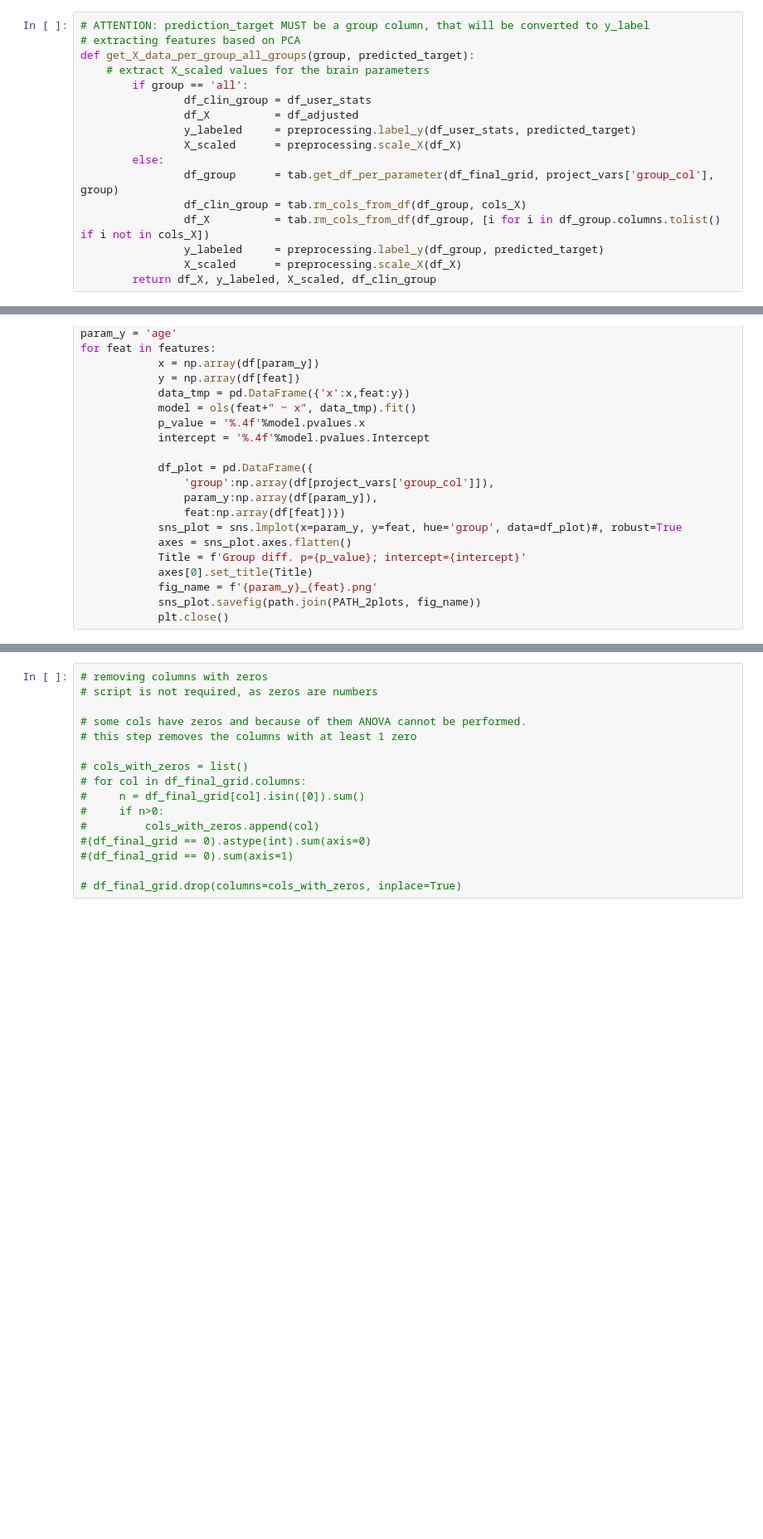
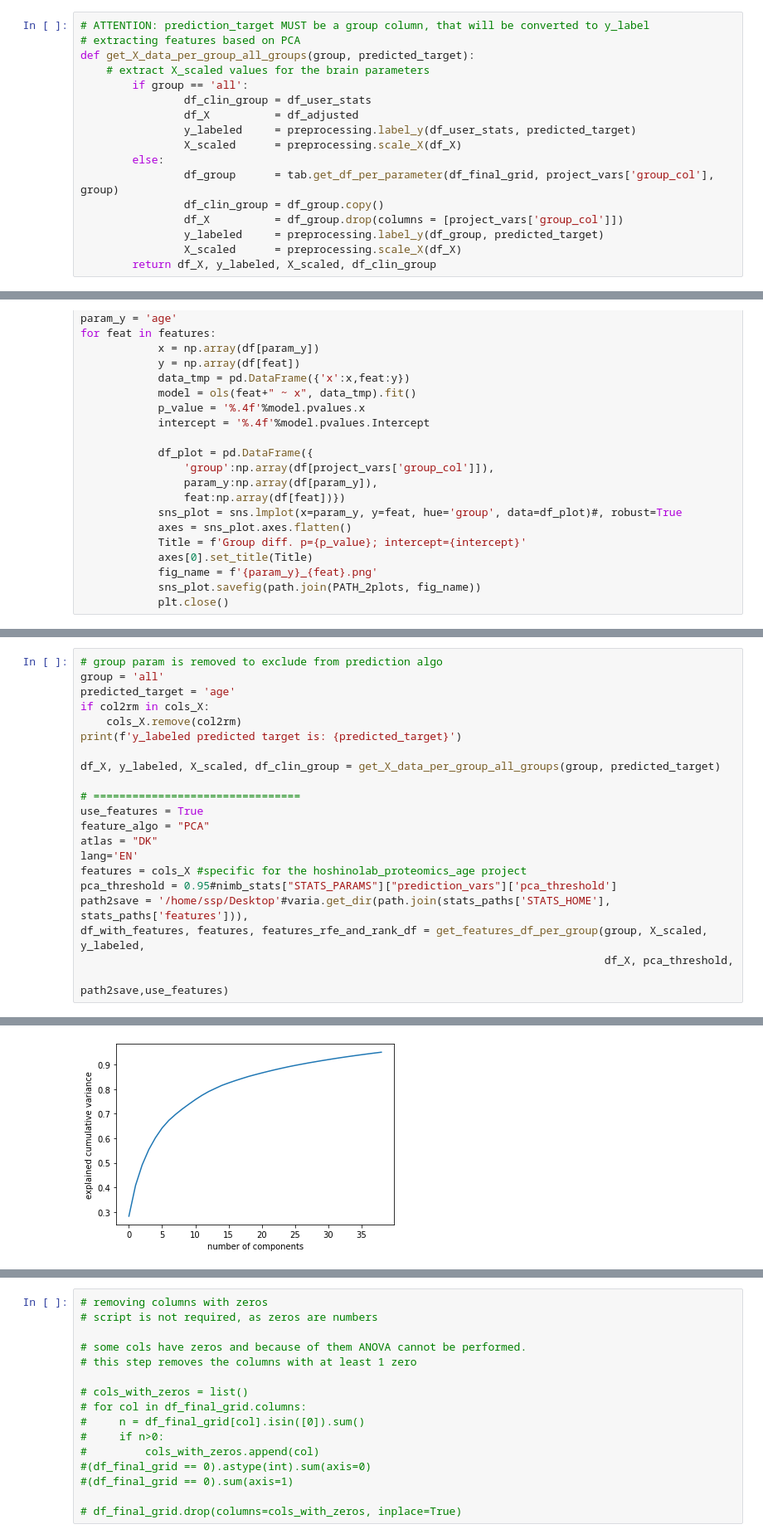
Before and after one commit to alexhanganu/hoshinolab_proteomics_age, a Jupyter notebook: testing.ipynb, the cells around one changed output, grey strips where cells are left out. Shown: that part at 83% size. Drawn from its saved outputs; the diff is of its cells as text; blank space fills up the shorter version.

```diff
--- a/testing.ipynb
+++ b/testing.ipynb
@@ -41,8 +41,8 @@ def get_X_data_per_group_all_groups(group, predicted_target):
                 X_scaled      = preprocessing.scale_X(df_X)
         else:
                 df_group      = tab.get_df_per_parameter(df_final_grid, project_vars['group_col'], group)
-                df_clin_group = tab.rm_cols_from_df(df_group, cols_X)
-                df_X          = tab.rm_cols_from_df(df_group, [i for i in df_group.columns.tolist() if i not in cols_X])
+                df_clin_group = df_group.copy()
+                df_X          = df_group.drop(columns = [project_vars['group_col']])
                 y_labeled     = preprocessing.label_y(df_group, predicted_target)
                 X_scaled      = preprocessing.scale_X(df_X)
         return df_X, y_labeled, X_scaled, df_clin_group
@@ -442,0 +549,22 @@ for feat in features:
+# %%
+# group param is removed to exclude from prediction algo
+group = 'all'
+predicted_target = 'age'
+if col2rm in cols_X:
+    cols_X.remove(col2rm)
+print(f'y_labeled predicted target is: {predicted_target}')
+
+df_X, y_labeled, X_scaled, df_clin_group = get_X_data_per_group_all_groups(group, predicted_target)
+
+# ================================
+use_features = True
+feature_algo = "PCA"
+atlas = "DK"
+lang='EN'
+features = cols_X #specific for the hoshinolab_proteomics_age project
+pca_threshold = 0.95#nimb_stats["STATS_PARAMS"]["prediction_vars"]['pca_threshold']
+path2save = '/home/ssp/Desktop'#varia.get_dir(path.join(stats_paths['STATS_HOME'], stats_paths['features'])),
+df_with_features, features, features_rfe_and_rank_df = get_features_df_per_group(group, X_scaled, y_labeled,
+                                                                                 df_X, pca_threshold,
+                                                                                 path2save,use_features)
+# %% [output]
@@ -442,0 +588 @@ for feat in features:
+[figure, added]
```
Also changed, not shown: parts of 11 cells of this notebook, 1 other file.
